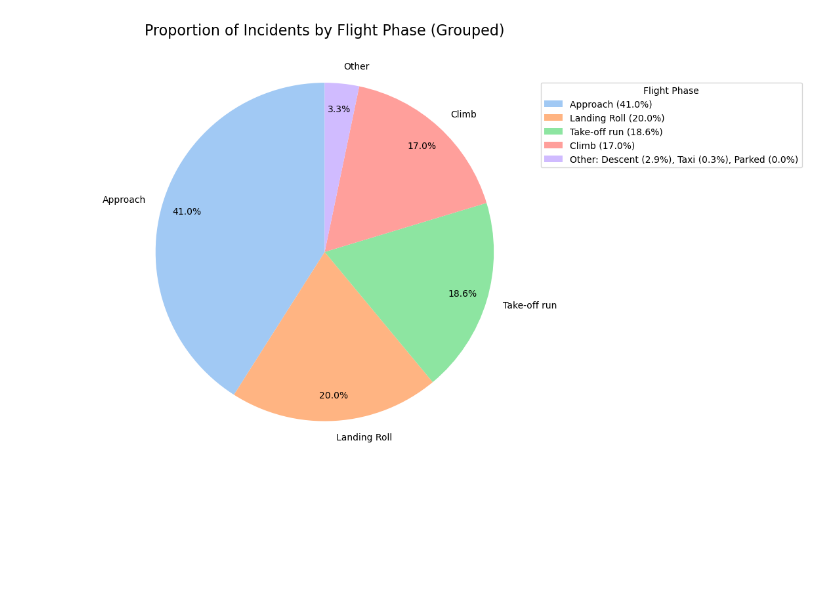
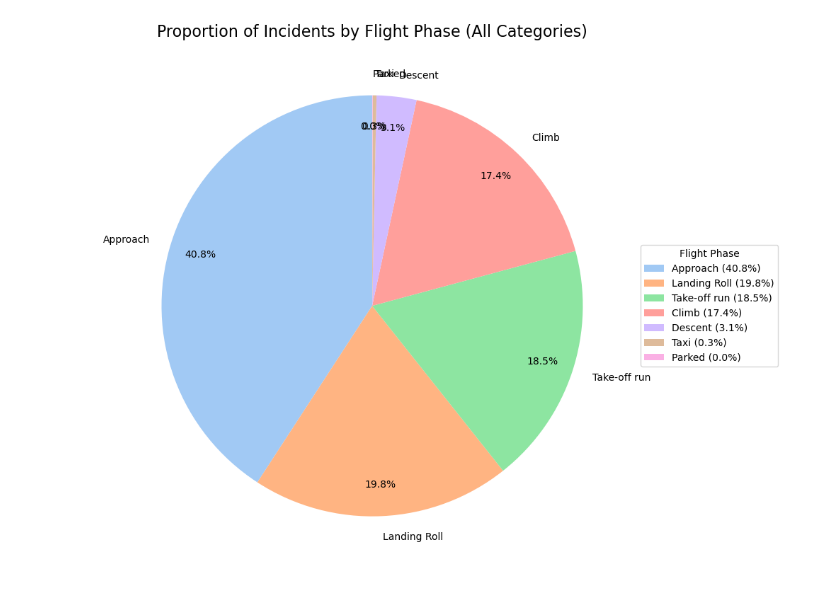
Before and after one commit to robinjh/Open_Source_Project_Pandas_Using, a Jupyter notebook: Bird_Strike_Damage_Pridiction.ipynb, the cells around one changed output. Saved outputs shown, nothing was run; the diff lists cells and outputs as text; code cells hidden in the pictures; blank space fills up the shorter version.

```diff
--- a/Bird_Strike_Damage_Pridiction.ipynb
+++ b/Bird_Strike_Damage_Pridiction.ipynb
@@ -72,0 +17,8 @@ bird_data = pd.read_csv('BirdStrikes.csv')
+# %%
+# Load the dataset
+bird_data = pd.read_csv('Bird_strikes.csv')
+
+# Clean the 'Cost' column: remove commas and convert to numeric, coercing errors to NaN
+bird_data['Cost'] = pd.to_numeric(
+    bird_data['Cost'].str.replace(',', ''), errors='coerce'
+)
@@ -73,8 +43,4 @@ bird_data = pd.read_csv('BirdStrikes.csv')
 # %%
-# Ensure 'Cost' is numeric and clean the data
-bird_data['Cost'] = pd.to_numeric(bird_data['Cost'], errors='coerce')
-bird_data = bird_data.dropna(subset=['Cost'])
-
 # Extract both negative and positive starting numbers from AltitudeBin
 bird_data['AltitudeBin_Start'] = bird_data['AltitudeBin'].str.extract(r'(-?\d+)').astype(float)
 
@@ -171,49 +74,36 @@ plt.show()
 # %%
 # Calculate proportions for FlightPhase
 flight_phase_stats = bird_data['FlightPhase'].value_counts(normalize=True) * 100
 
-# Combine smaller categories into 'Other' for threshold <= 3%
-threshold = 3
-flight_phase_stats_filtered = flight_phase_stats[flight_phase_stats > threshold]
-other_total = flight_phase_stats[flight_phase_stats <= threshold].sum()
-flight_phase_stats_filtered['Other'] = other_total
-
-# Extract details for "Other"
-other_components = flight_phase_stats[flight_phase_stats <= threshold]
-
-# Define custom autopct function to display all percentages
-def autopct_custom(pct, all_values=flight_phase_stats_filtered.values):
-    total = sum(all_values)
-    value = pct / 100.0 * total
+# Simplified autopct function
+def autopct_custom(pct):
     return f'{pct:.1f}%'
 
-# Plot the pie chart
+# Plot the pie chart with all categories
 plt.figure(figsize=(10, 8))
 wedges, texts, autotexts = plt.pie(
-    flight_phase_stats_filtered.values,
-    labels=flight_phase_stats_filtered.index,
-    autopct=lambda pct: autopct_custom(pct, flight_phase_stats_filtered.values),
+    flight_phase_stats.values,
+    labels=flight_phase_stats.index,
+    autopct=autopct_custom,
     startangle=90,
-    colors=sns.color_palette('pastel', len(flight_phase_stats_filtered)),
-    labeldistance=1.1,  # Move labels further from the chart
-    pctdistance=0.85  # Adjust percentage text distance
+    colors=sns.color_palette('pastel', len(flight_phase_stats)),
+    labeldistance=1.1,  # Slightly adjust label distance
+    pctdistance=0.85    # Adjust percentage text distance
 )
 
-# Add legend with detailed breakdown for 'Other'
-other_details = ', '.join([f"{key} ({value:.1f}%)" for key, value in other_components.items()])
+# Add legend
 plt.legend(
     wedges,
-    [f"{label} ({value:.1f}%)" if label != 'Other' else f"Other: {other_details}"
-     for label, value in zip(flight_phase_stats_filtered.index, flight_phase_stats_filtered.values)],
+    [f"{label} ({value:.1f}%)" for label, value in flight_phase_stats.items()],
     title="Flight Phase",
     loc="center left",
-    bbox_to_anchor=(1, 0.8),
+    bbox_to_anchor=(1, 0.5),
     fontsize=10
 )
 
 # Title and show
-plt.title('Proportion of Incidents by Flight Phase (Grouped)', fontsize=16)
+plt.title('Proportion of Incidents by Flight Phase (All Categories)', fontsize=16)
 plt.tight_layout()
 plt.show()
 # %% [output]
-[figure, old version]
+[figure, new version]
```
Also changed, not shown: parts of 17 cells of this notebook, 1 other file.
